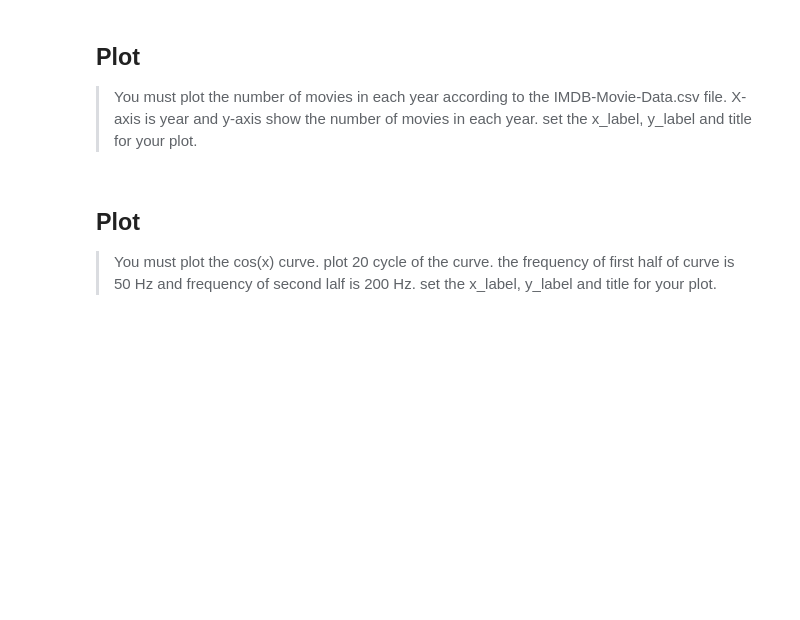
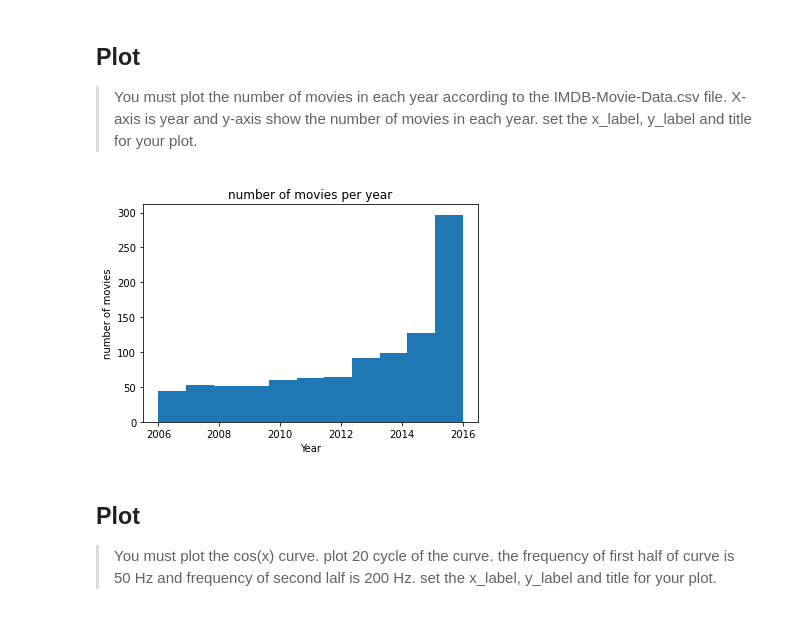
Before and after one commit to shahryar-karimi/python_start, a Jupyter notebook: IML_CWH1_Q2.ipynb, the cells around one changed output. Drawn from its saved outputs; the diff is of its cells as text; code cells hidden in the pictures; blank space fills up the shorter version.

```diff
--- a/IML_CWH1_Q2.ipynb
+++ b/IML_CWH1_Q2.ipynb
@@ -212,3 +248,13 @@ Is there any meaningful relation between these features?
+# %%
+### START CODE HERE ###
+x = df['Year']
+plt.xlabel('Year')
+plt.ylabel('number of movies')
+plt.title('number of movies per year')
+plt.hist(x, 11);
+### END CODE HERE ###
+# %% [output]
+[figure, added]
 # %% [markdown]
 ## Plot
 >You must plot the cos(x) curve. plot 20 cycle of the curve. the frequency of first half of curve is 50 Hz and frequency of second lalf is 200 Hz.
```
Also changed, not shown: parts of 13 cells of this notebook.
